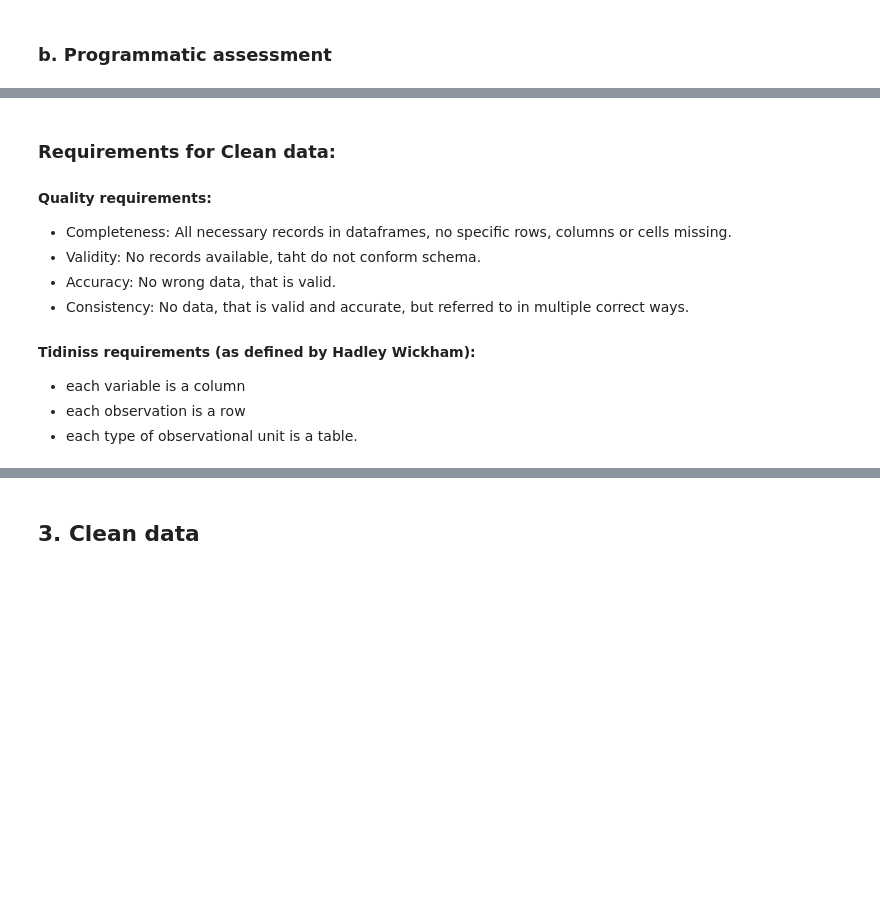
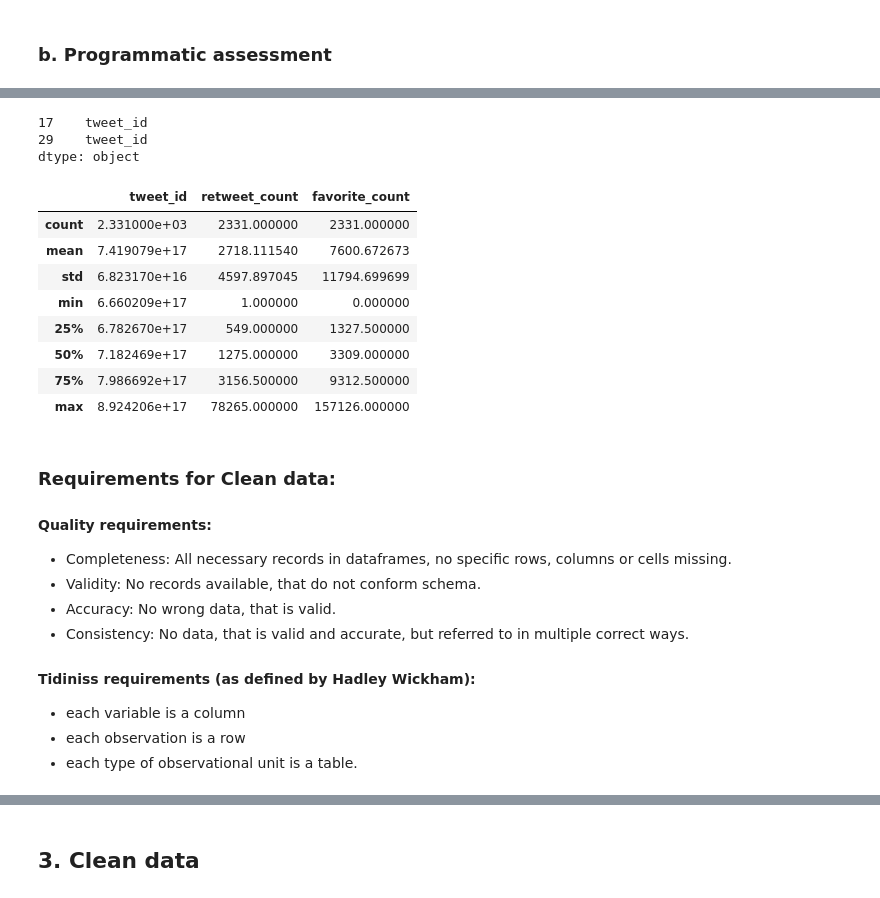
Before and after one commit to LeopoldWalther/DataWrangleAndAnalyze, a Jupyter notebook: wrangle_act.ipynb, the cells around one changed output, grey strips where cells are left out. Cells and saved outputs as stored; diff of their text form; code cells hidden in the pictures; blank space fills up the shorter version.

```diff
--- a/wrangle_act.ipynb
+++ b/wrangle_act.ipynb
@@ -105,7 +106,7 @@ api = tweepy.API(auth)
 # %%
 # Query for every tweet id in enhanced twitter archive and save tweet-information in json-format to 'tweet_json.txt'
 tweet_jsons = {}
-tweet_id_errors = {}
+tweet_id_errors = []
 start = time.time()
 count = 0
 
@@ -131,8 +132,9 @@ with open('tweet_json.txt', 'w') as outfile:
             mid_f = time.time()
             print(str(count) + ": " + str(tweet_id) + " could not be queried " + str(mid_f - start) + str(error))
             # Gather ids of id's without status
-            tweet_id_errors[str(id) + ": no status for id"] = tweet
+            tweet_id_errors.append([count, str(tweet_id)])
 
     end = time.time()
     print(end - start)
+df_tweet_id_errors = pd.DataFrame(tweet_id_errors, columns=['tweet_index', 'tweet_id'])
 # %% [output]
@@ -347,10 +387,31 @@ memory usage: 54.8 KB
+# %%
+# Check for duplicate column names across three dataframes
+all_columns = pd.Series(list(df_twitter_archive_enhanced) + list(df_image_predictions) + list(df_tweet_api_info))
+all_columns[all_columns.duplicated()]
+# %% [output]
+17    tweet_id
+29    tweet_id
+dtype: object
+# %%
+# Statistical description of dataframe, min-values, max-values, quartiles
+df_tweet_api_info.describe()
+# %% [output]
+|  | tweet_id | retweet_count | favorite_count |
+| count | 2.331000e+03 | 2331.000000 | 2331.000000 |
+| mean | 7.419079e+17 | 2718.111540 | 7600.672673 |
+| std | 6.823170e+16 | 4597.897045 | 11794.699699 |
+| min | 6.660209e+17 | 1.000000 | 0.000000 |
+| 25% | 6.782670e+17 | 549.000000 | 1327.500000 |
+| 50% | 7.182469e+17 | 1275.000000 | 3309.000000 |
+| 75% | 7.986692e+17 | 3156.500000 | 9312.500000 |
+| max | 8.924206e+17 | 78265.000000 | 157126.000000 |
 # %% [markdown]
 ### Requirements for Clean data:
 
 #### Quality requirements:
 
 - Completeness: All necessary records in dataframes, no specific rows, columns or cells missing.
-- Validity: No records available, taht do not conform schema.
+- Validity: No records available, that do not conform schema.
 - Accuracy: No wrong data, that is valid.
 - Consistency: No data, that is valid and accurate, but referred to in multiple correct ways.
 
```
Also changed, not shown: parts of 53 cells of this notebook.
